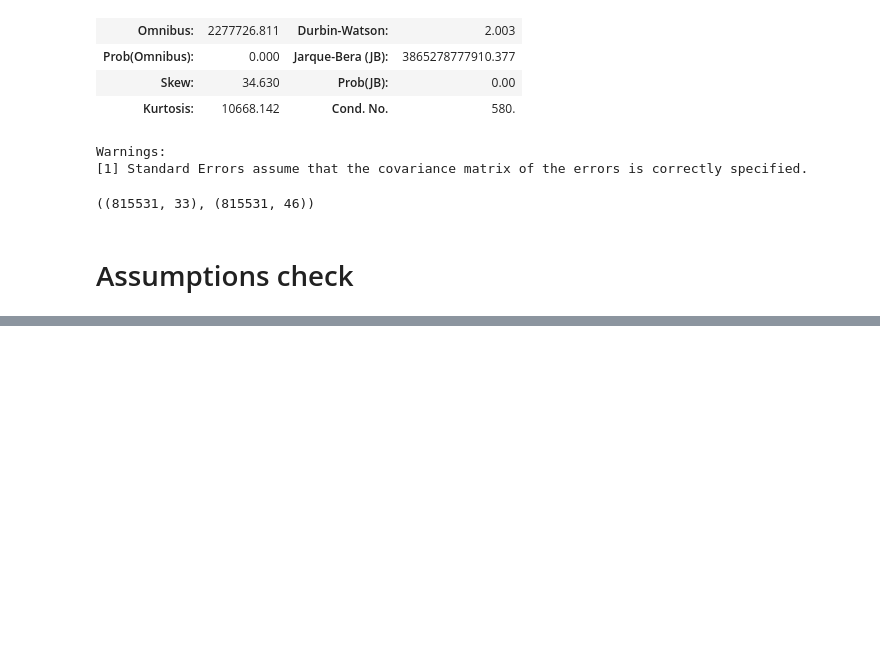
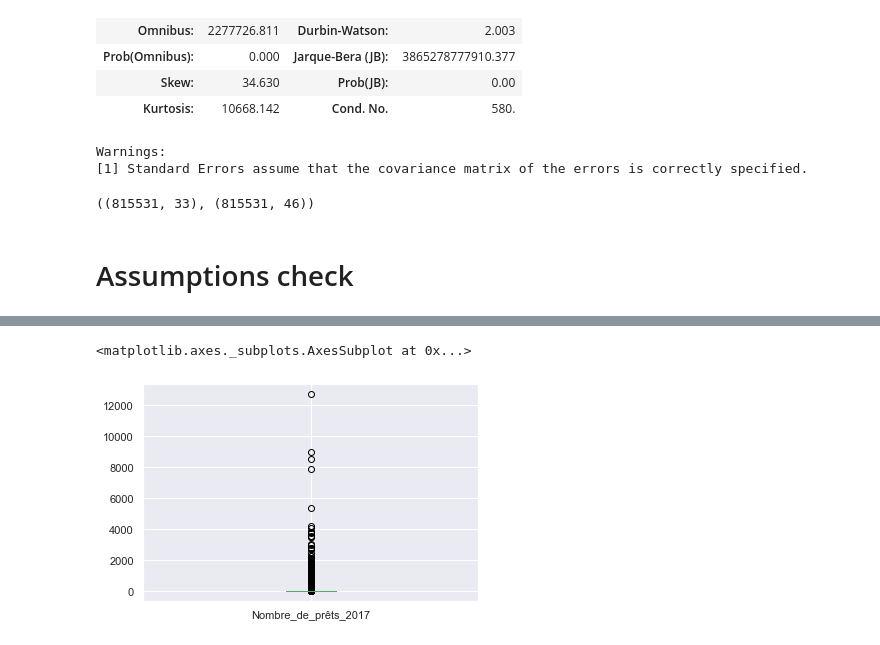
Before and after one commit to srosamont/Projects_Ironhack, a Jupyter notebook: Book_loan/Book_Loan_Cleaning.ipynb, the cells around one changed output, grey strips where cells are left out. Saved outputs shown, nothing was run; the diff lists cells and outputs as text; code cells hidden in the pictures; blank space fills up the shorter version.

```diff
--- a/Book_loan/Book_Loan_Cleaning.ipynb
+++ b/Book_loan/Book_Loan_Cleaning.ipynb
@@ -1073,0 +1478,5 @@ X.shape,df1.shape
+# %%
+y.plot.box()
+# %% [output]
+<matplotlib.axes._subplots.AxesSubplot at 0x...>
+[figure, added]
```
Also changed, not shown: parts of 7 cells of this notebook.
